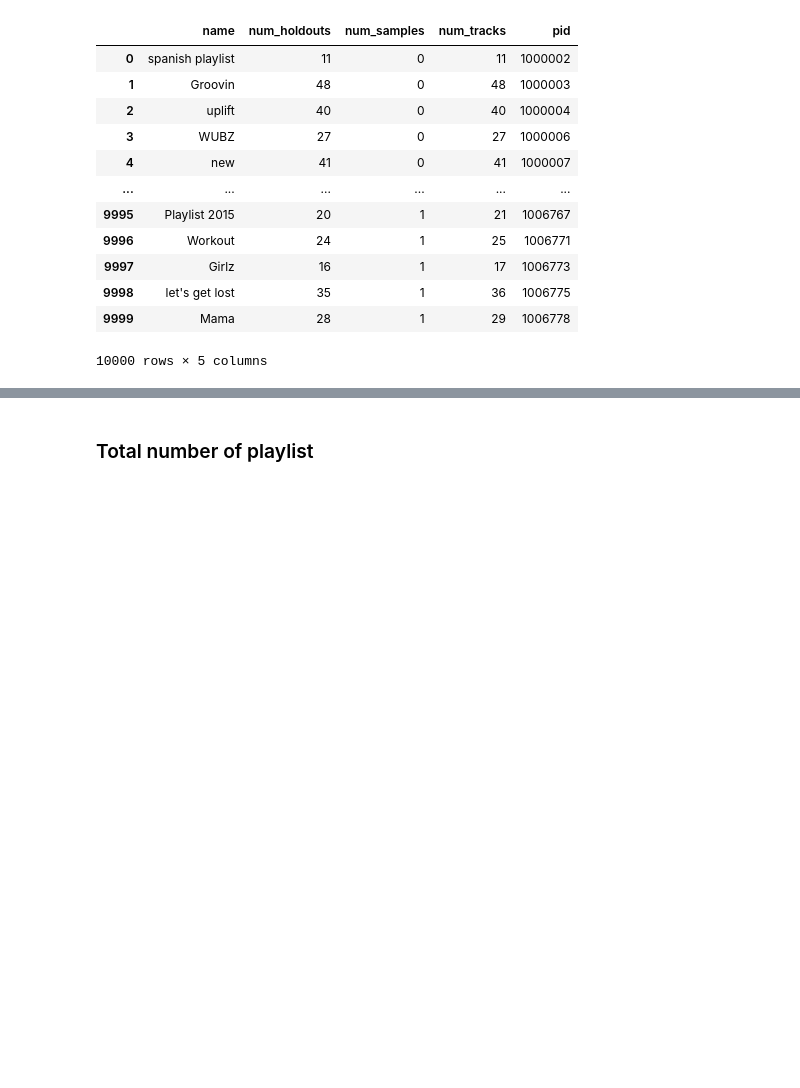
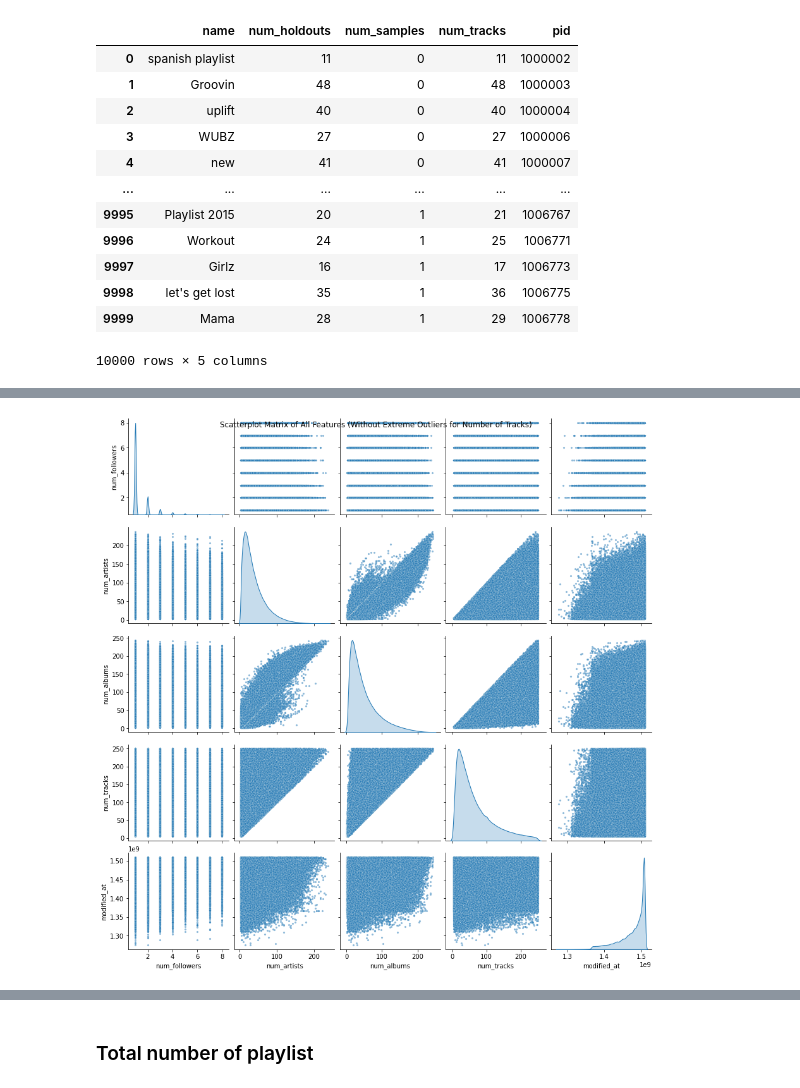
Before and after one commit to ehsansiddiqui/MillionPlaylistProject, a Jupyter notebook: notebooks/statistics&aggregation.ipynb, the cells around one changed output, grey strips where cells are left out. Saved outputs shown, nothing was run; the diff lists cells and outputs as text; code cells hidden in the pictures; blank space fills up the shorter version.

```diff
--- a/notebooks/statistics&aggregation.ipynb
+++ b/notebooks/statistics&aggregation.ipynb
@@ -88,0 +107,82 @@ df_playlist_test_info
+# %%
+# Assuming df_playlists_info is already a Pandas DataFrame
+# Prepare data for boxplots and histograms
+df_boxplot = df_playlist_info[['num_followers', 'num_artists', 'num_albums', 'num_tracks', 'modified_at']]
+
+# Determine the threshold for capping the number of followers
+threshold = df_boxplot['num_followers'].quantile(0.99)  # Cap at the 99.9th percentile
+print(f"Threshold for capping the number of followers: {threshold}")
+
+# Cap the number of followers at the threshold
+df_boxplot['num_followers_capped'] = df_boxplot['num_followers'].apply(lambda x: min(x, threshold))
+
+# Filter out the outliers
+df_filtered = df_boxplot[df_boxplot['num_followers'] <= threshold]
+
+# Filter out the outliers for the number of tracks feature specifically for the scatterplot matrix
+df_filtered_tracks = df_filtered[df_filtered['num_tracks'] <= 350]
+
+# Scatterplot matrix including all features with improved visibility on the diagonal and without extreme outliers for the number of tracks
+sns.pairplot(df_filtered_tracks[['num_followers', 'num_artists', 'num_albums', 'num_tracks', 'modified_at']],
+             diag_kind='kde', plot_kws={'alpha': 0.5, 's': 10})
+plt.suptitle('Scatterplot Matrix of All Features (Without Extreme Outliers for Number of Tracks)')
+plt.show()
+
+# Create boxplot with capped followers
+plt.figure(figsize=(12, 8))
+sns.boxplot(y='num_followers_capped', data=df_boxplot)
+plt.title('Boxplot of Number of Followers per Playlist (Capped)')
+plt.ylabel('Number of Followers')
+plt.show()
+
+# Create histogram with capped followers
+plt.figure(figsize=(12, 8))
+sns.histplot(df_boxplot['num_followers_capped'], bins=50, kde=True)
+plt.title('Histogram of Number of Followers per Playlist (Capped)')
+plt.xlabel('Number of Followers')
+plt.ylabel('Frequency')
+plt.show()
+
+# Create boxplots of number of Artists, Albums, and Tracks per playlist
+plt.figure(figsize=(12, 8))
+sns.boxplot(y='num_artists', data=df_boxplot)
+plt.title('Boxplot of Number of Artists per Playlist')
+plt.ylabel('Number of Artists')
+plt.show()
+
+plt.figure(figsize=(12, 8))
+sns.boxplot(y='num_albums', data=df_boxplot)
+plt.title('Boxplot of Number of Albums per Playlist')
+plt.ylabel('Number of Albums')
+plt.show()
+
+plt.figure(figsize=(12, 8))
+sns.boxplot(y='num_tracks', data=df_boxplot)
+plt.title('Boxplot of Number of Tracks per Playlist')
+plt.ylabel('Number of Tracks')
+plt.show()
+
+# Create histograms of number of Artists, Albums, and Tracks per playlist
+plt.figure(figsize=(12, 8))
+sns.histplot(df_boxplot['num_artists'], bins=30, kde=True)
+plt.xlim(1, 250)
+plt.title('Histogram of Number of Artists per Playlist')
+plt.xlabel('Number of Artists')
+plt.ylabel('Frequency')
+plt.show()
+
+plt.figure(figsize=(12, 8))
+sns.histplot(df_boxplot['num_albums'], bins=30, kde=True)
+plt.title('Histogram of Number of Albums per Playlist')
+plt.xlabel('Number of Albums')
+plt.ylabel('Frequency')
+plt.show()
+
+plt.figure(figsize=(12, 8))
+sns.histplot(df_boxplot['num_tracks'], bins=30, kde=True)
+plt.title('Histogram of Number of Tracks per Playlist')
+plt.xlim(1, 300)
+plt.xlabel('Number of Tracks')
+plt.ylabel('Frequency')
+plt.show()
+# %% [output]
@@ -88,0 +195 @@ df_playlist_test_info
+[figure, added]
```
Also changed, not shown: parts of 3 cells of this notebook, 3 other files.
